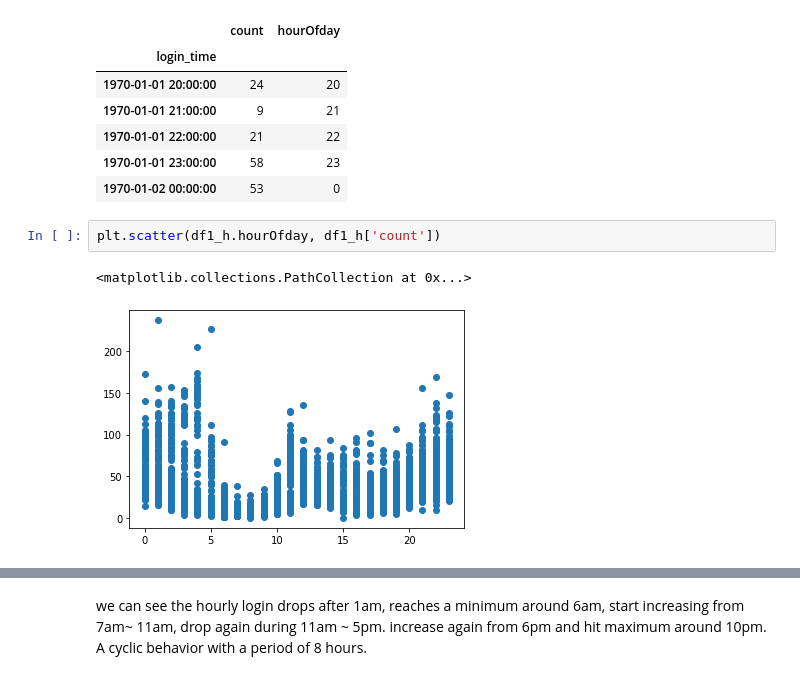
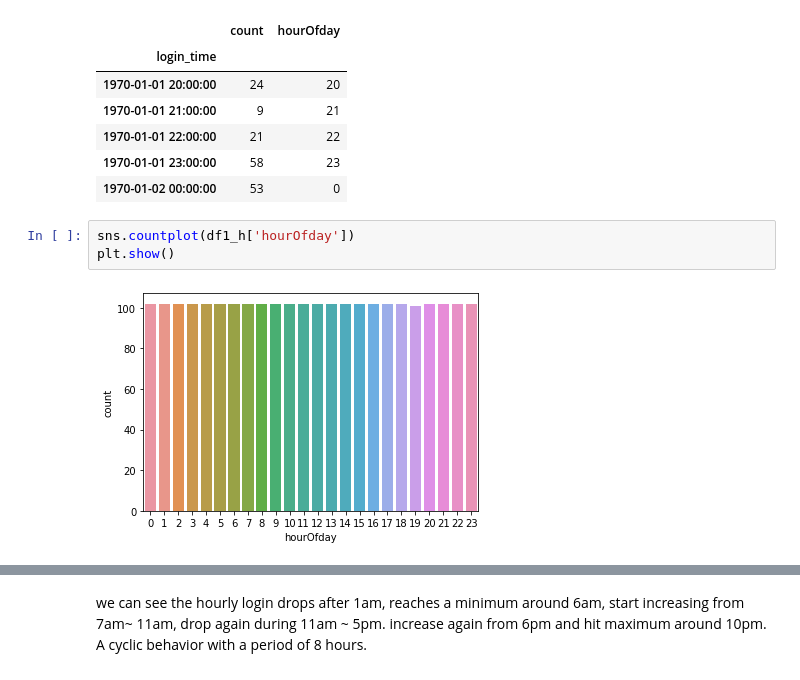
Before and after one commit to yoyo6022/Springboard-hands-on-project, a Jupyter notebook: ultimate_challenge/Ultimate_Challenge.ipynb, the cells around one changed output, grey strips where cells are left out. Cells and saved outputs as stored; diff of their text form.

```diff
--- a/ultimate_challenge/Ultimate_Challenge.ipynb
+++ b/ultimate_challenge/Ultimate_Challenge.ipynb
@@ -118,10 +125,10 @@ df1_h.head(5)
 | 1970-01-01 22:00:00 | 21 | 22 |
 | 1970-01-01 23:00:00 | 58 | 23 |
 | 1970-01-02 00:00:00 | 53 | 0 |
-# %%
-plt.scatter(df1_h.hourOfday, df1_h['count'])
-# %% [output]
-<matplotlib.collections.PathCollection at 0x...>
-[figure, removed]
+# %%
+sns.countplot(df1_h['hourOfday'])
+plt.show()
+# %% [output]
+[figure, added]
 # %%
 df1_h.groupby('hourOfday')['count'].mean().plot()
```
Also changed, not shown: parts of 5 cells of this notebook.
